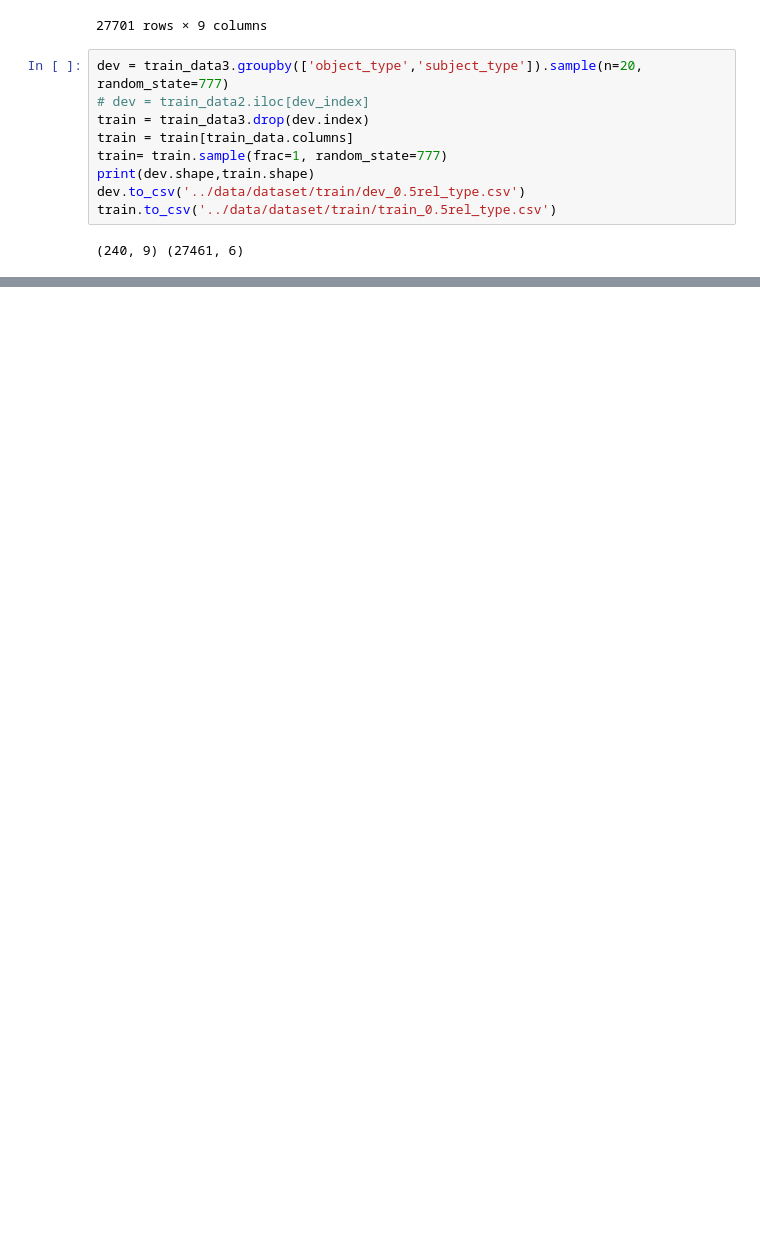
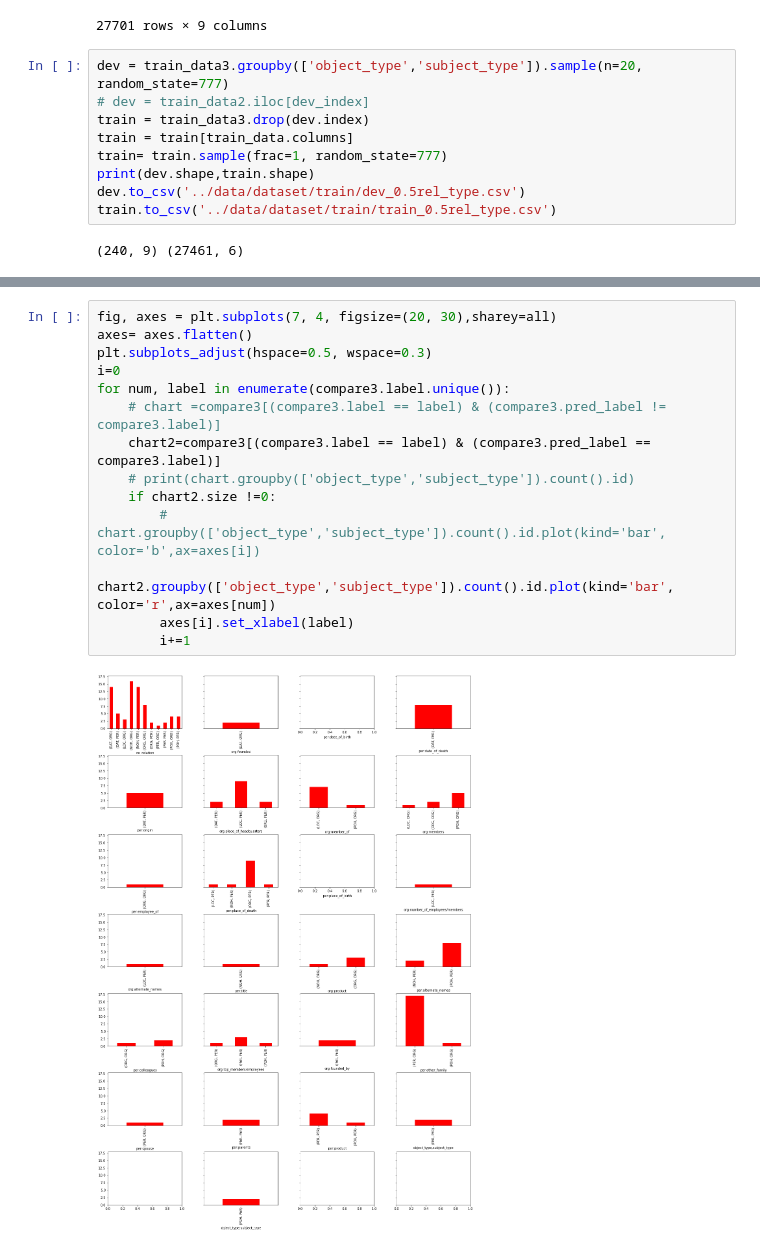
Before and after one commit to SangGank/bc_project2, a Jupyter notebook: dataAnalysis/resultAnalysis.ipynb, the cells around one changed output, grey strips where cells are left out. Cells and saved outputs as stored; diff of their text form; blank space fills up the shorter version.

```diff
--- a/dataAnalysis/resultAnalysis.ipynb
+++ b/dataAnalysis/resultAnalysis.ipynb
@@ -680,0 +721,16 @@ train.to_csv('../data/dataset/train/train_0.5rel_type.csv')
+# %%
+fig, axes = plt.subplots(7, 4, figsize=(20, 30),sharey=all)
+axes= axes.flatten()
+plt.subplots_adjust(hspace=0.5, wspace=0.3)
+i=0
+for num, label in enumerate(compare3.label.unique()):
+    # chart =compare3[(compare3.label == label) & (compare3.pred_label != compare3.label)]
+    chart2=compare3[(compare3.label == label) & (compare3.pred_label == compare3.label)]
+    # print(chart.groupby(['object_type','subject_type']).count().id)
+    if chart2.size !=0:
+        # chart.groupby(['object_type','subject_type']).count().id.plot(kind='bar', color='b',ax=axes[i])
+        chart2.groupby(['object_type','subject_type']).count().id.plot(kind='bar', color='r',ax=axes[num])
+        axes[i].set_xlabel(label)
+        i+=1
+# %% [output]
+[figure, added]
```
Also changed, not shown: parts of 30 cells of this notebook, 4 other files.
